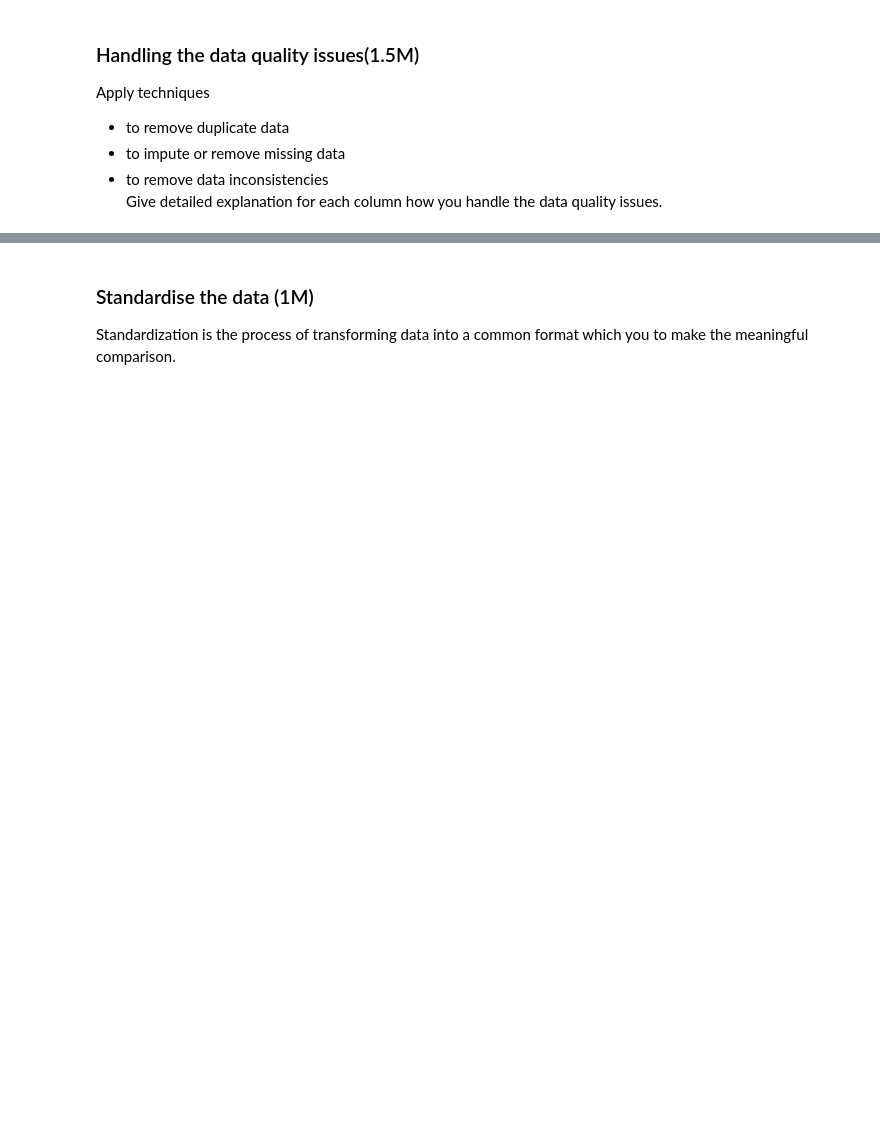
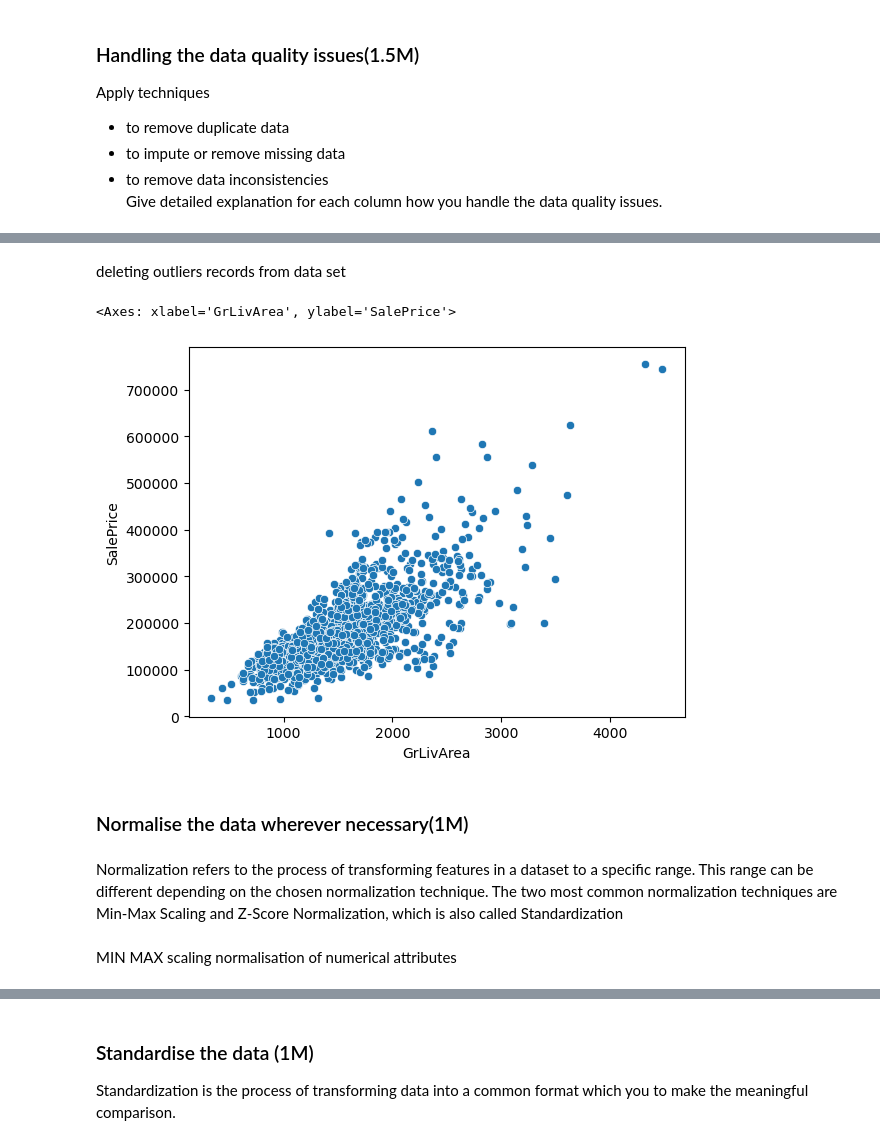
Before and after one commit to preethibosco/AIML, a Jupyter notebook: Feature engineering/FE_END-to END PROJECT.ipynb, the cells around one changed output, grey strips where cells are left out. Cells and saved outputs as stored; diff of their text form; code cells hidden in the pictures; blank space fills up the shorter version.

```diff
--- a/Feature engineering/FE_END-to END PROJECT.ipynb
+++ b/Feature engineering/FE_END-to END PROJECT.ipynb
@@ -227,0 +456,15 @@ Give detailed explanation for each column how you handle the data quality issues
+# %% [markdown]
+deleting outliers records from data set
+# %%
+outliers = ((Housing_df1.GrLivArea > 4000) & (Housing_df1.SalePrice < 5E5))
+Housing_df1 =  Housing_df1[~(outliers)]
+sns.scatterplot(data=Housing_df1,x="GrLivArea",y="SalePrice")
+# %% [output]
+<Axes: xlabel='GrLivArea', ylabel='SalePrice'>
+[figure, added]
+# %% [markdown]
+### Normalise the data wherever necessary(1M)
+# %% [markdown]
+Normalization refers to the process of transforming features in a dataset to a specific range. This range can be different depending on the chosen normalization technique. The two most common normalization techniques are Min-Max Scaling and Z-Score Normalization, which is also called Standardization
+# %% [markdown]
+MIN MAX scaling normalisation of numerical attributes
```
Also changed, not shown: parts of 41 cells of this notebook, 1 other file.
